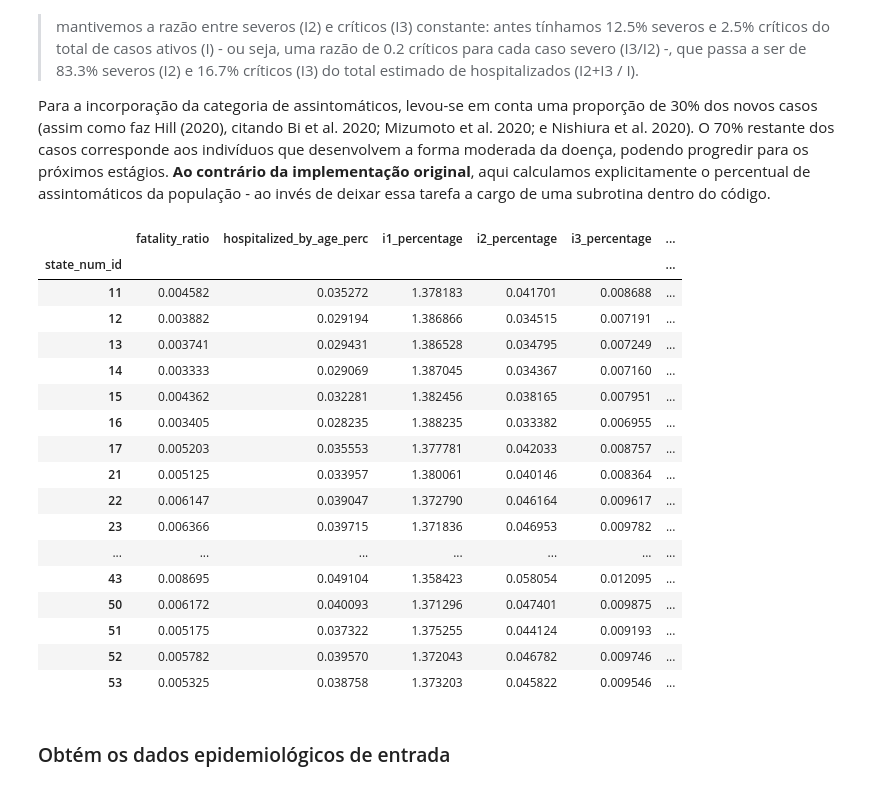
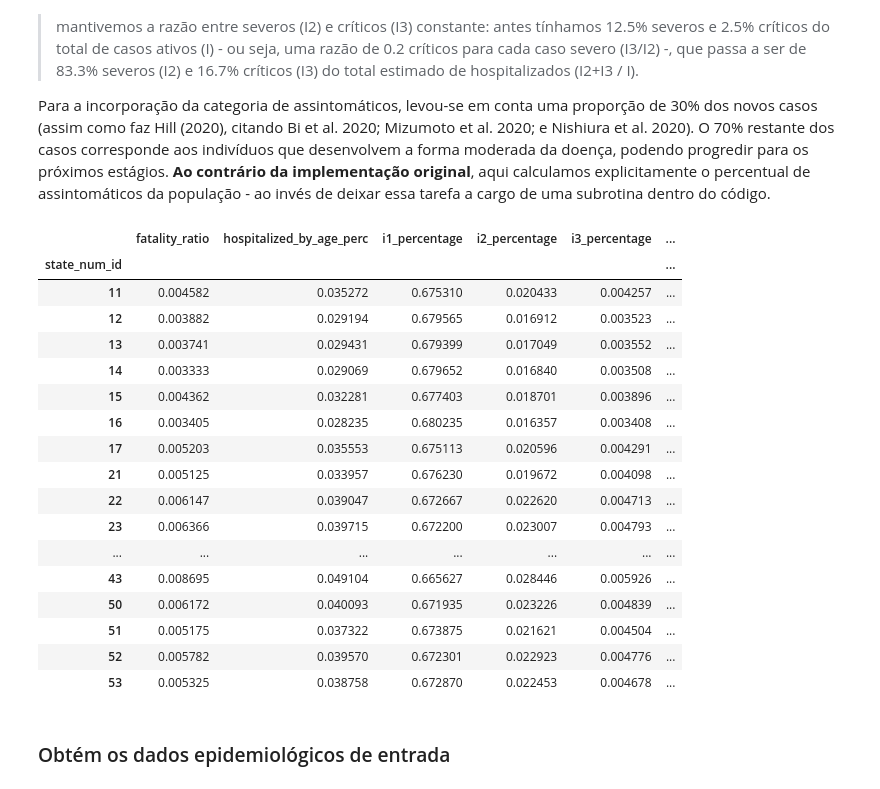
Before and after one commit to bcbernardo/impulsogov-desafio-simulacovid, a Jupyter notebook: notebooks/simulation.ipynb, the cells around one changed output. Saved outputs shown, nothing was run; the diff lists cells and outputs as text; code cells hidden in the pictures.

```diff
--- a/notebooks/simulation.ipynb
+++ b/notebooks/simulation.ipynb
@@ -165,35 +165,35 @@ place_id = "state_num_id"
 # %%
 place_specific_params = pd.read_csv("http://datasource.coronacidades.org/br/states/parameters")
 place_specific_params.set_index(place_id, inplace=True)
 
 # recalculate severity percentages considering the asymptomatic fraction
 asymptomatic_proportion = config["br"]["seir_parameters"]["asymptomatic_proportion"]
 place_specific_params["i0_percentage"] = asymptomatic_proportion
 place_specific_params[["i1_percentage", "i2_percentage", "i3_percentage"]] = (
     place_specific_params[["i1_percentage", "i2_percentage", "i3_percentage"]]
-    .apply(lambda x: x / ( 1 - asymptomatic_proportion))
+    .apply(lambda x: x * ( 1 - asymptomatic_proportion))
 )
 
 place_specific_params
 # %% [output]
 |  | fatality_ratio | hospitalized_by_age_perc | i1_percentage | i2_percentage | i3_percentage | ... |
 | state_num_id |  |  |  |  |  | ... |
-| 11 | 0.004582 | 0.035272 | 1.378183 | 0.041701 | 0.008688 | ... |
-| 12 | 0.003882 | 0.029194 | 1.386866 | 0.034515 | 0.007191 | ... |
-| 13 | 0.003741 | 0.029431 | 1.386528 | 0.034795 | 0.007249 | ... |
-| 14 | 0.003333 | 0.029069 | 1.387045 | 0.034367 | 0.007160 | ... |
-| 15 | 0.004362 | 0.032281 | 1.382456 | 0.038165 | 0.007951 | ... |
-| 16 | 0.003405 | 0.028235 | 1.388235 | 0.033382 | 0.006955 | ... |
-| 17 | 0.005203 | 0.035553 | 1.377781 | 0.042033 | 0.008757 | ... |
-| 21 | 0.005125 | 0.033957 | 1.380061 | 0.040146 | 0.008364 | ... |
-| 22 | 0.006147 | 0.039047 | 1.372790 | 0.046164 | 0.009617 | ... |
-| 23 | 0.006366 | 0.039715 | 1.371836 | 0.046953 | 0.009782 | ... |
+| 11 | 0.004582 | 0.035272 | 0.675310 | 0.020433 | 0.004257 | ... |
+| 12 | 0.003882 | 0.029194 | 0.679565 | 0.016912 | 0.003523 | ... |
+| 13 | 0.003741 | 0.029431 | 0.679399 | 0.017049 | 0.003552 | ... |
+| 14 | 0.003333 | 0.029069 | 0.679652 | 0.016840 | 0.003508 | ... |
+| 15 | 0.004362 | 0.032281 | 0.677403 | 0.018701 | 0.003896 | ... |
+| 16 | 0.003405 | 0.028235 | 0.680235 | 0.016357 | 0.003408 | ... |
+| 17 | 0.005203 | 0.035553 | 0.675113 | 0.020596 | 0.004291 | ... |
+| 21 | 0.005125 | 0.033957 | 0.676230 | 0.019672 | 0.004098 | ... |
+| 22 | 0.006147 | 0.039047 | 0.672667 | 0.022620 | 0.004713 | ... |
+| 23 | 0.006366 | 0.039715 | 0.672200 | 0.023007 | 0.004793 | ... |
 | ... | ... | ... | ... | ... | ... | ... |
-| 43 | 0.008695 | 0.049104 | 1.358423 | 0.058054 | 0.012095 | ... |
-| 50 | 0.006172 | 0.040093 | 1.371296 | 0.047401 | 0.009875 | ... |
-| 51 | 0.005175 | 0.037322 | 1.375255 | 0.044124 | 0.009193 | ... |
-| 52 | 0.005782 | 0.039570 | 1.372043 | 0.046782 | 0.009746 | ... |
-| 53 | 0.005325 | 0.038758 | 1.373203 | 0.045822 | 0.009546 | ... |
+| 43 | 0.008695 | 0.049104 | 0.665627 | 0.028446 | 0.005926 | ... |
+| 50 | 0.006172 | 0.040093 | 0.671935 | 0.023226 | 0.004839 | ... |
+| 51 | 0.005175 | 0.037322 | 0.673875 | 0.021621 | 0.004504 | ... |
+| 52 | 0.005782 | 0.039570 | 0.672301 | 0.022923 | 0.004776 | ... |
+| 53 | 0.005325 | 0.038758 | 0.672870 | 0.022453 | 0.004678 | ... |
 # %% [markdown]
 ### Obtém os dados epidemiológicos de entrada
 # %% [markdown]
```
Also changed, not shown: parts of 2 cells of this notebook, 3 other files.
